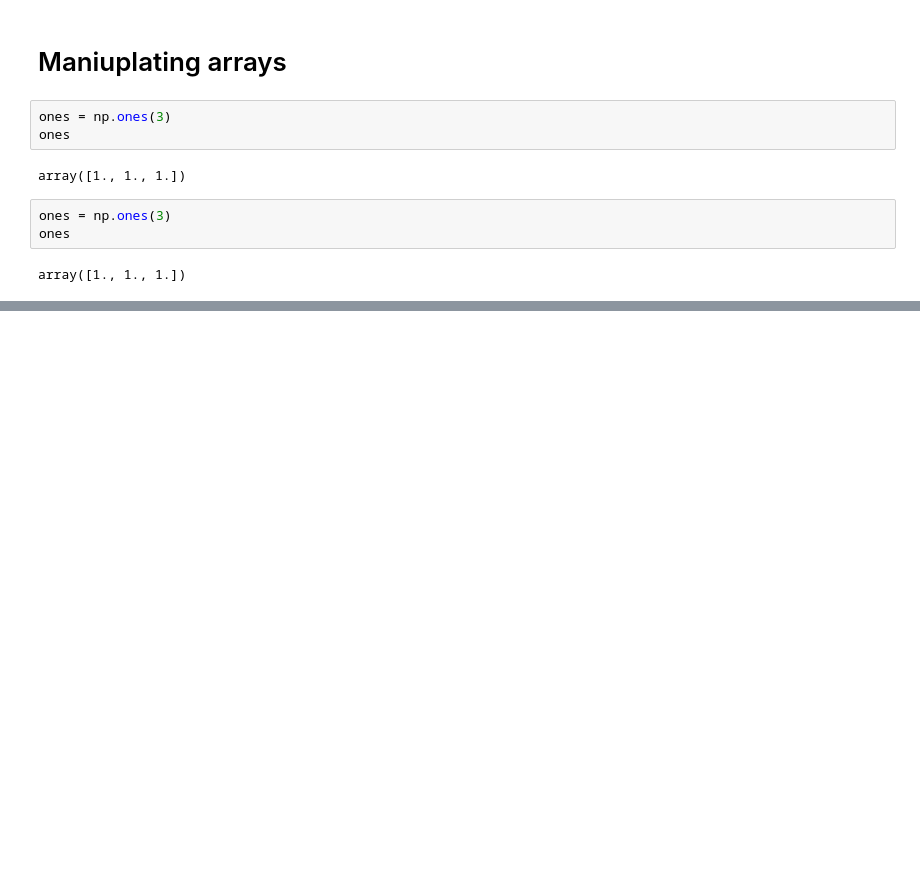
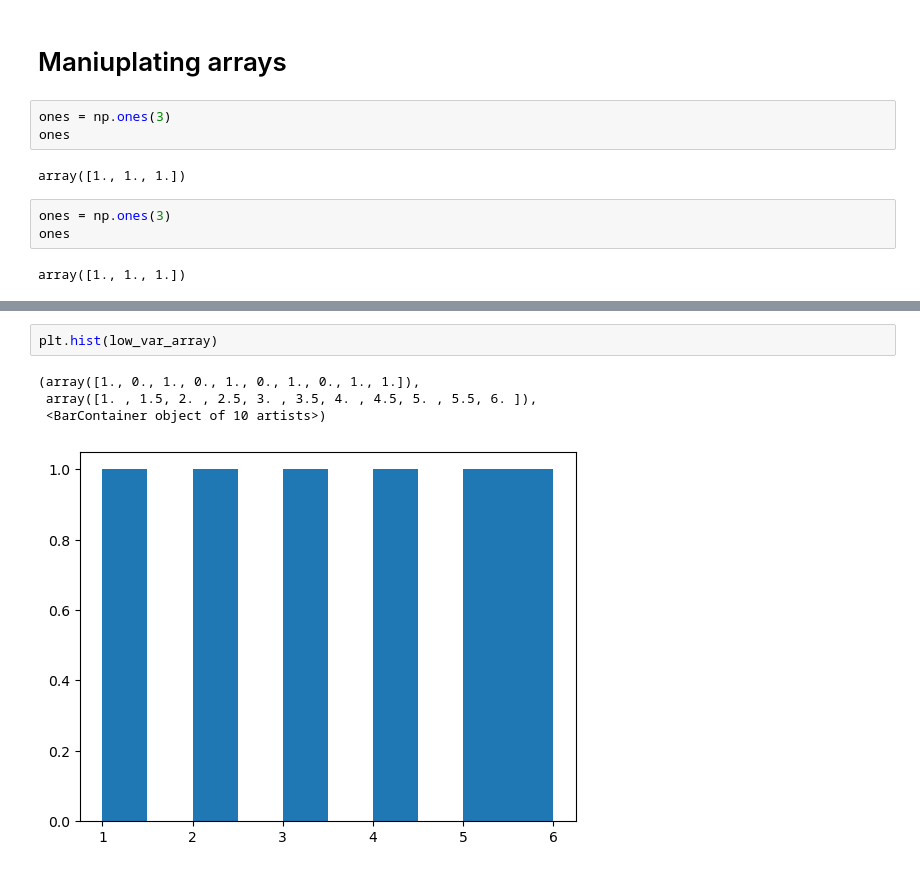
Before and after one commit to adrian007i/Zero-To-Mastery-ML_Data_Science, a Jupyter notebook: sample_project1/IntroToNumpy.ipynb, the cells around one changed output, grey strips where cells are left out. Drawn from its saved outputs; the diff is of its cells as text; blank space fills up the shorter version.

```diff
--- a/sample_project1/IntroToNumpy.ipynb
+++ b/sample_project1/IntroToNumpy.ipynb
@@ -190,0 +228,7 @@ array([[ 0., -1., -1.]])
+# %%
+plt.hist(low_var_array)
+# %% [output]
+(array([1., 0., 1., 0., 1., 0., 1., 0., 1., 1.]),
+ array([1. , 1.5, 2. , 2.5, 3. , 3.5, 4. , 4.5, 5. , 5.5, 6. ]),
+ <BarContainer object of 10 artists>)
+[figure, added]
```
Also changed, not shown: parts of 15 cells of this notebook.
